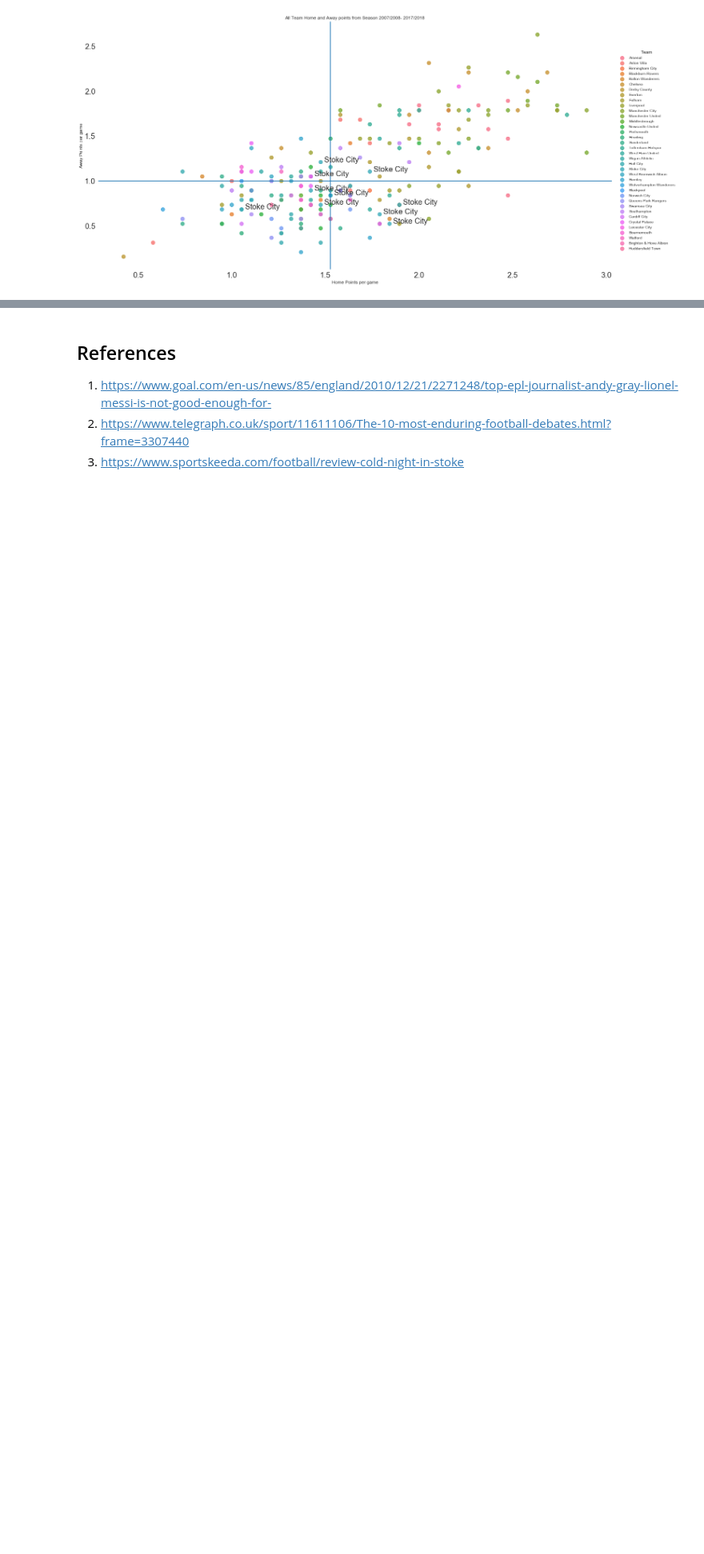
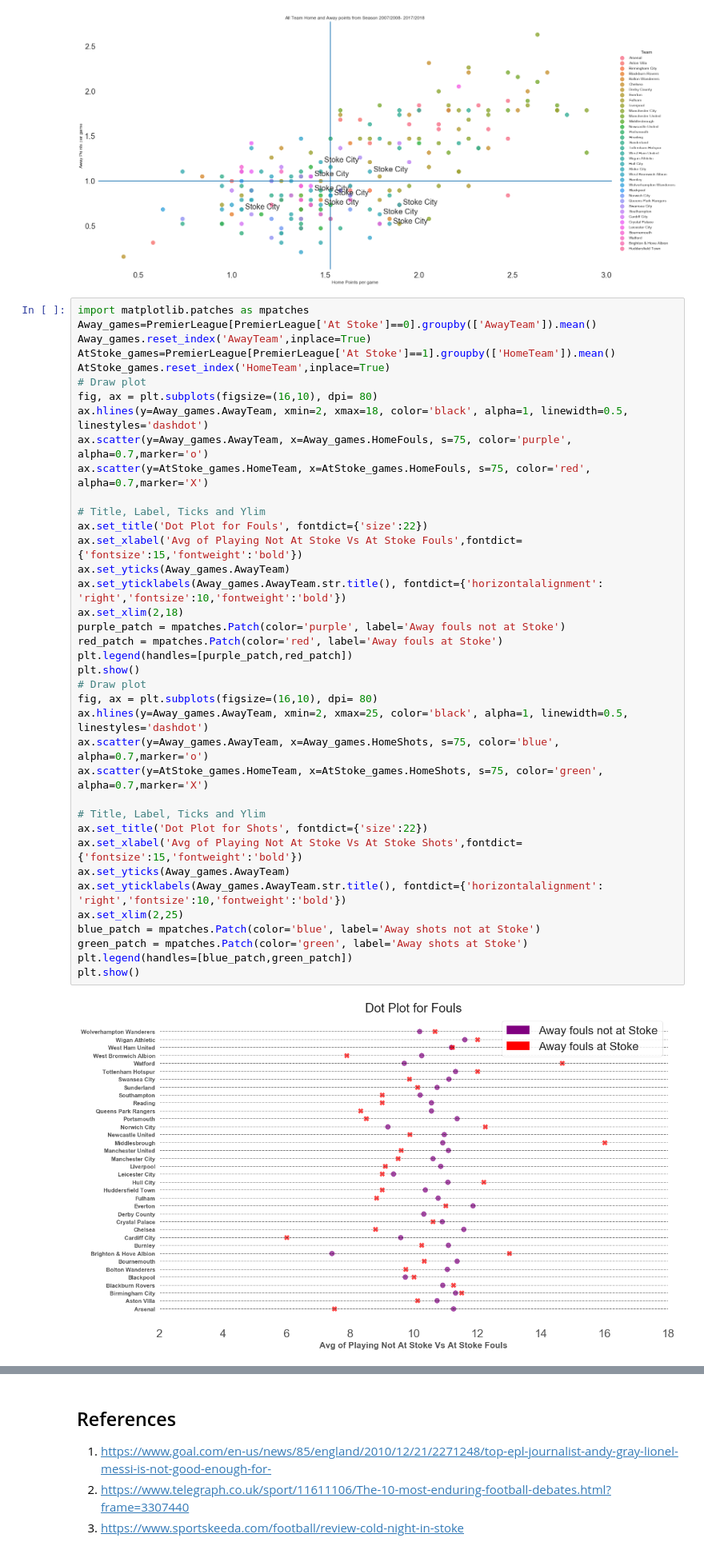
Before and after one commit to myfriendscallmeJ/a4, a Jupyter notebook: Project 4.ipynb, the cells around one changed output, grey strips where cells are left out. Shown at 80% size. Saved outputs shown, nothing was run; the diff lists cells and outputs as text; blank space fills up the shorter version.

```diff
--- a/Project 4.ipynb
+++ b/Project 4.ipynb
@@ -575,3 +592,43 @@ plt.ylabel('Away Points per game')
 label_point(Club_Pts.HomePPG, Club_Pts.AwayPPG, Club_Pts.Team, plt.gca())
 # %% [output]
 [figure]
+# %%
+import matplotlib.patches as mpatches
+Away_games=PremierLeague[PremierLeague['At Stoke']==0].groupby(['AwayTeam']).mean()
+Away_games.reset_index('AwayTeam',inplace=True)
+AtStoke_games=PremierLeague[PremierLeague['At Stoke']==1].groupby(['HomeTeam']).mean()
+AtStoke_games.reset_index('HomeTeam',inplace=True)
+# Draw plot
+fig, ax = plt.subplots(figsize=(16,10), dpi= 80)
+ax.hlines(y=Away_games.AwayTeam, xmin=2, xmax=18, color='black', alpha=1, linewidth=0.5, linestyles='dashdot')
+ax.scatter(y=Away_games.AwayTeam, x=Away_games.HomeFouls, s=75, color='purple', alpha=0.7,marker='o')
+ax.scatter(y=AtStoke_games.HomeTeam, x=AtStoke_games.HomeFouls, s=75, color='red', alpha=0.7,marker='X')
+
+# Title, Label, Ticks and Ylim
+ax.set_title('Dot Plot for Fouls', fontdict={'size':22})
+ax.set_xlabel('Avg of Playing Not At Stoke Vs At Stoke Fouls',fontdict={'fontsize':15,'fontweight':'bold'})
+ax.set_yticks(Away_games.AwayTeam)
+ax.set_yticklabels(Away_games.AwayTeam.str.title(), fontdict={'horizontalalignment': 'right','fontsize':10,'fontweight':'bold'})
+ax.set_xlim(2,18)
+purple_patch = mpatches.Patch(color='purple', label='Away fouls not at Stoke')
+red_patch = mpatches.Patch(color='red', label='Away fouls at Stoke')
+plt.legend(handles=[purple_patch,red_patch])
+plt.show()
+# Draw plot
+fig, ax = plt.subplots(figsize=(16,10), dpi= 80)
+ax.hlines(y=Away_games.AwayTeam, xmin=2, xmax=25, color='black', alpha=1, linewidth=0.5, linestyles='dashdot')
+ax.scatter(y=Away_games.AwayTeam, x=Away_games.HomeShots, s=75, color='blue', alpha=0.7,marker='o')
+ax.scatter(y=AtStoke_games.HomeTeam, x=AtStoke_games.HomeShots, s=75, color='green', alpha=0.7,marker='X')
+
+# Title, Label, Ticks and Ylim
+ax.set_title('Dot Plot for Shots', fontdict={'size':22})
+ax.set_xlabel('Avg of Playing Not At Stoke Vs At Stoke Shots',fontdict={'fontsize':15,'fontweight':'bold'})
+ax.set_yticks(Away_games.AwayTeam)
+ax.set_yticklabels(Away_games.AwayTeam.str.title(), fontdict={'horizontalalignment': 'right','fontsize':10,'fontweight':'bold'})
+ax.set_xlim(2,25)
+blue_patch = mpatches.Patch(color='blue', label='Away shots not at Stoke')
+green_patch = mpatches.Patch(color='green', label='Away shots at Stoke')
+plt.legend(handles=[blue_patch,green_patch])
+plt.show()
+# %% [output]
+[figure, added]
```
Also changed, not shown: parts of 11 cells of this notebook.
